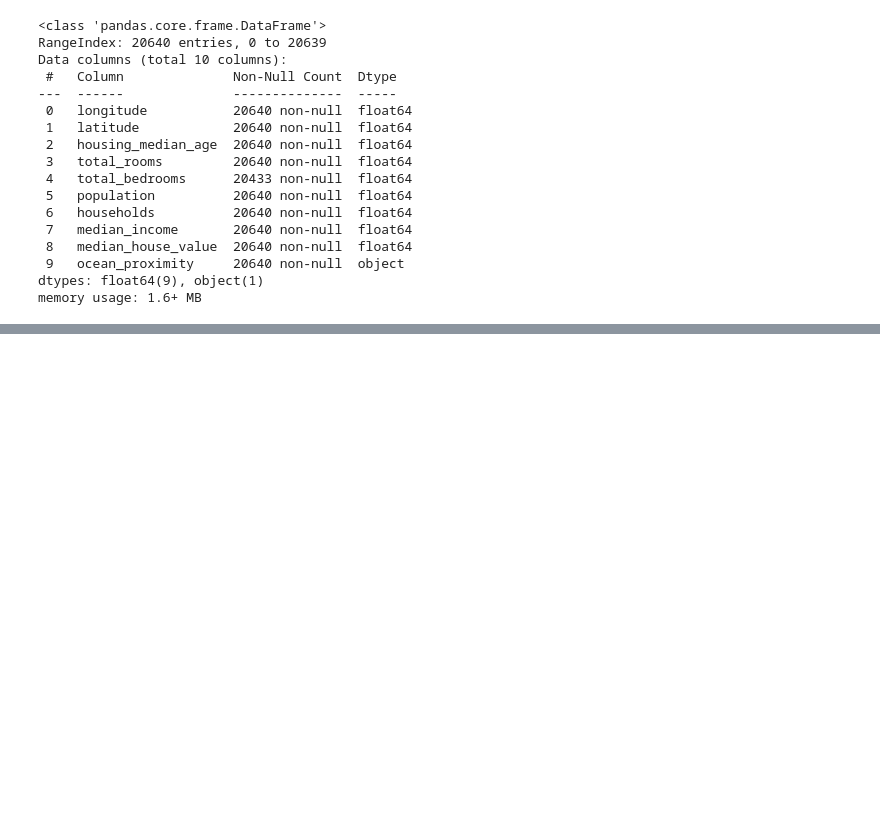
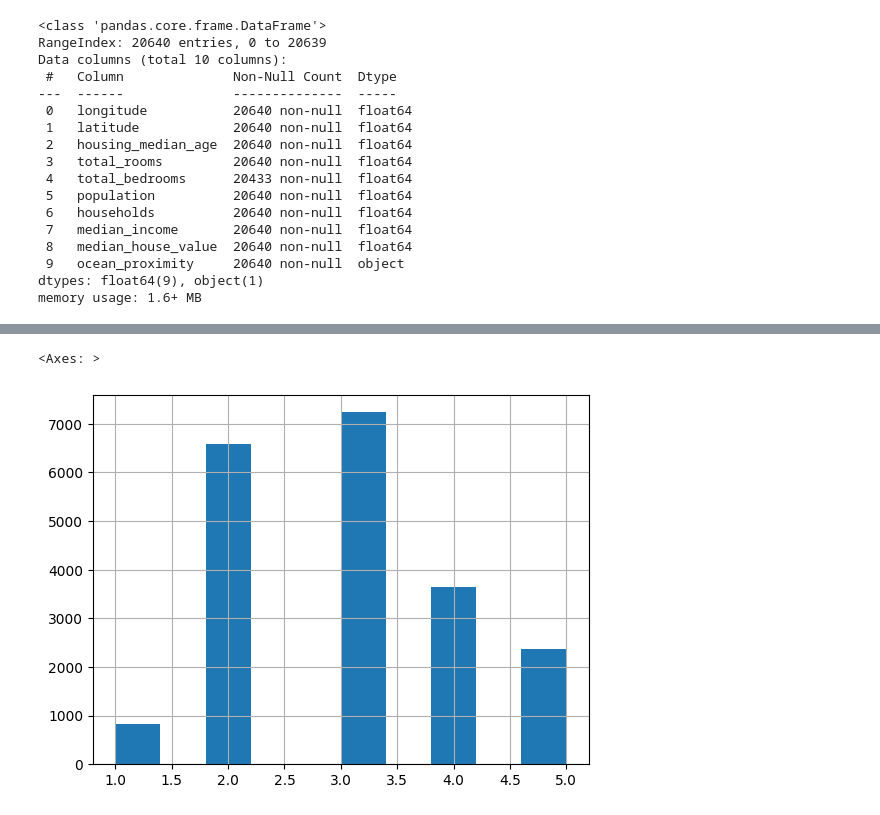
Before and after one commit to tumuruub0108/hands_on_ml, a Jupyter notebook: end_to_end_ml_project/california.ipynb, the cells around one changed output, grey strips where cells are left out. Drawn from its saved outputs; the diff is of its cells as text; code cells hidden in the pictures; blank space fills up the shorter version.

```diff
--- a/end_to_end_ml_project/california.ipynb
+++ b/end_to_end_ml_project/california.ipynb
@@ -34,0 +69,5 @@ memory usage: 1.6+ MB
+# %%
+housing["income_cat"].hist()
+# %% [output]
+<Axes: >
+[figure, added]
```
Also changed, not shown: parts of 17 cells of this notebook.
